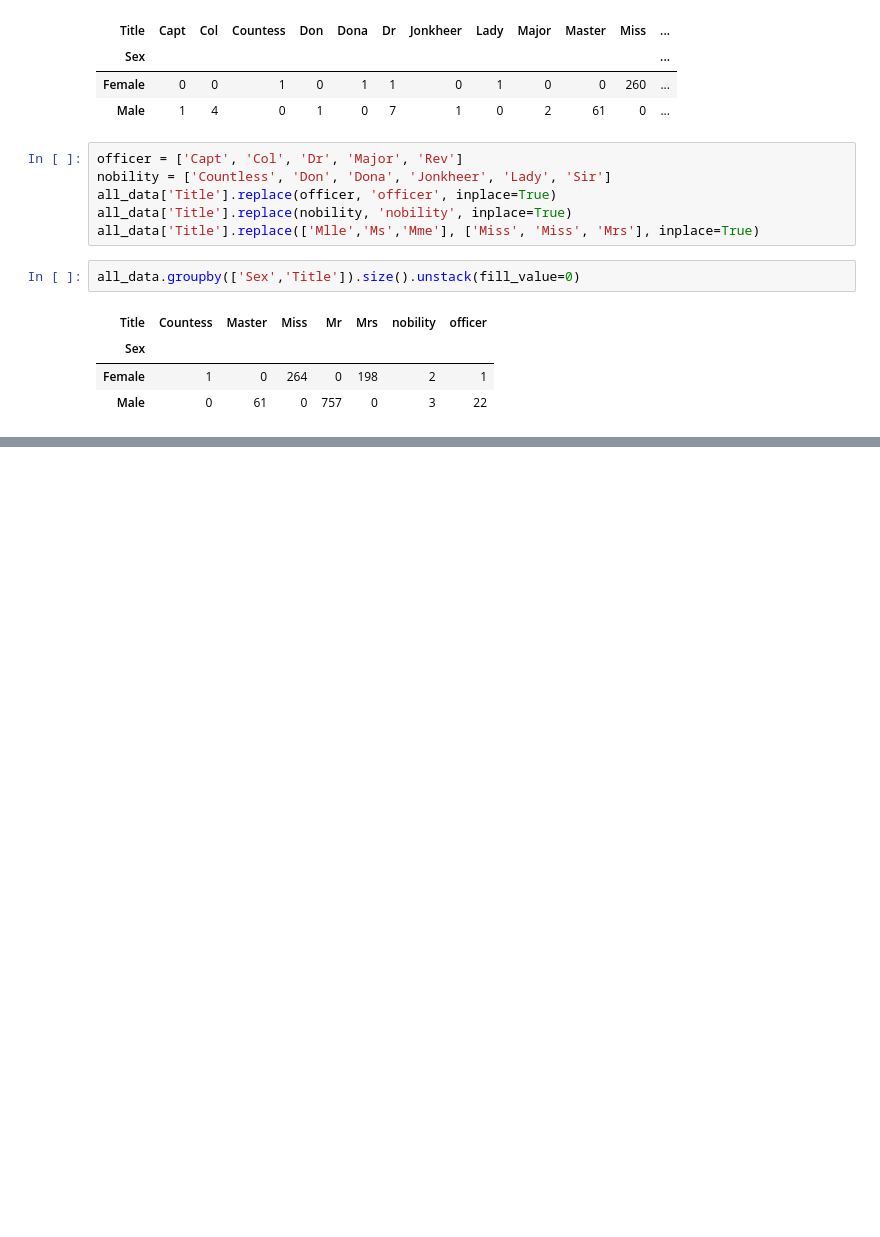
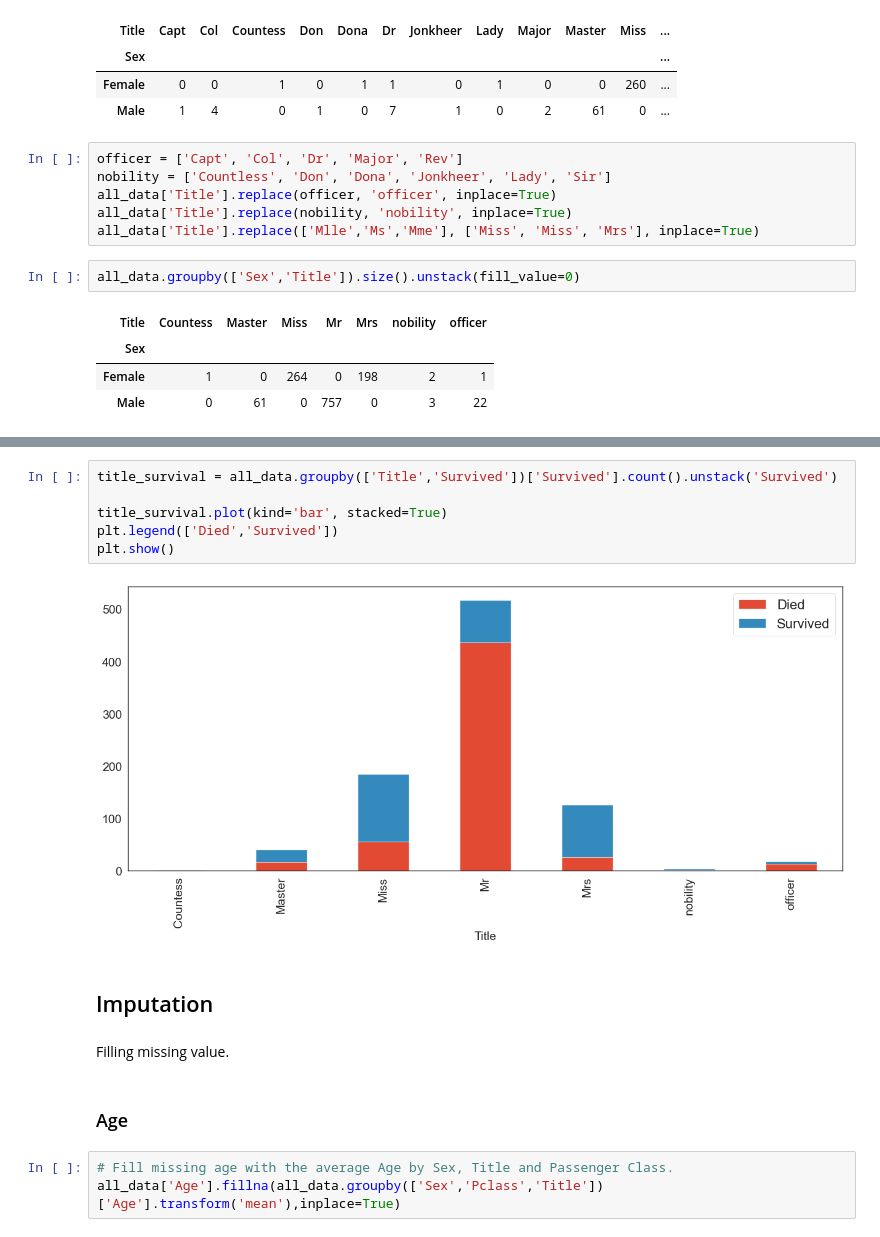
Before and after one commit to abhirajan1998/Data-Science-Learning-Project, a Jupyter notebook: Titanic Survival Prediction/EDA.ipynb, the cells around one changed output, grey strips where cells are left out. Cells and saved outputs as stored; diff of their text form; blank space fills up the shorter version.

```diff
--- a/Titanic Survival Prediction/EDA.ipynb
+++ b/Titanic Survival Prediction/EDA.ipynb
@@ -461,0 +493,17 @@ all_data.groupby(['Sex','Title']).size().unstack(fill_value=0)
+# %%
+title_survival = all_data.groupby(['Title','Survived'])['Survived'].count().unstack('Survived')
+
+title_survival.plot(kind='bar', stacked=True)
+plt.legend(['Died','Survived'])
+plt.show()
+# %% [output]
+[figure, added]
+# %% [markdown]
+## Imputation
+# %% [markdown]
+Filling missing value.
+# %% [markdown]
+### Age
+# %%
+# Fill missing age with the average Age by Sex, Title and Passenger Class.
+all_data['Age'].fillna(all_data.groupby(['Sex','Pclass','Title'])['Age'].transform('mean'),inplace=True)
```
Also changed, not shown: parts of 22 cells of this notebook.
